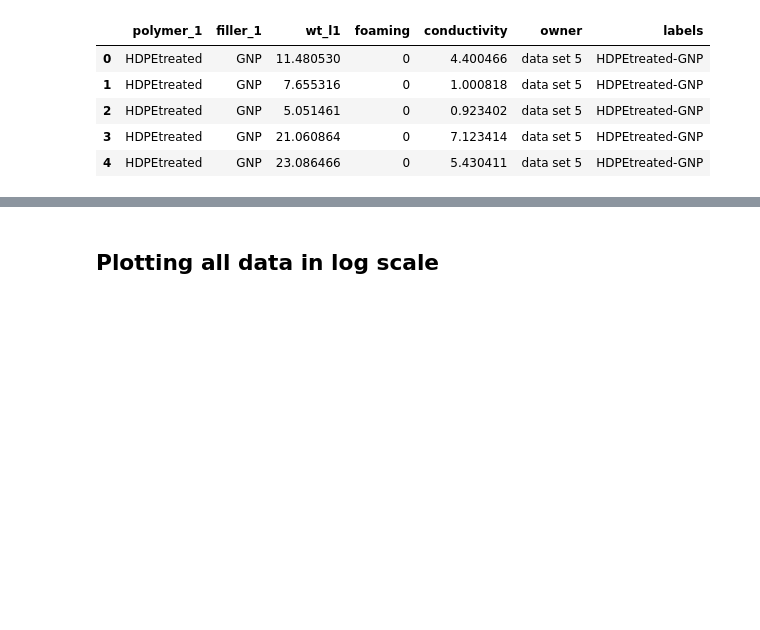
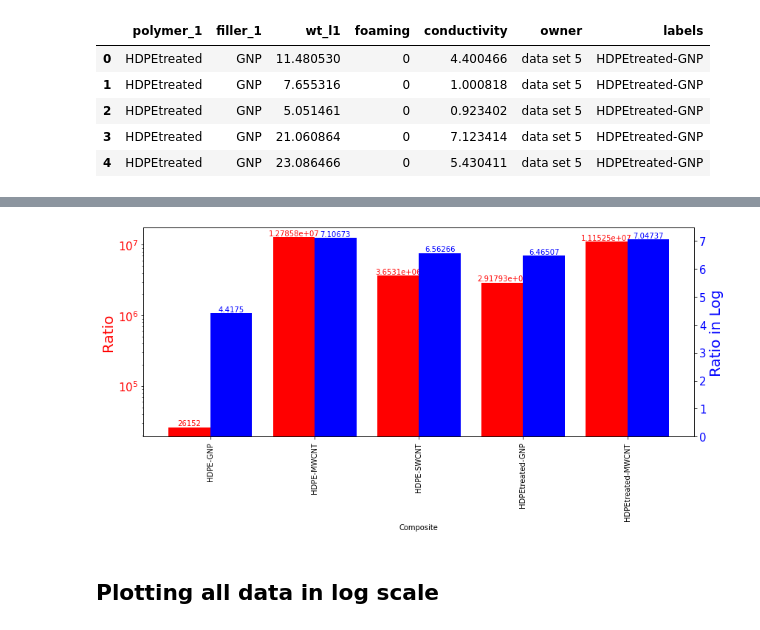
Before and after one commit to linhhlp/electrical-conductivity-nanocomposite, a Jupyter notebook: Step2_Visualize_data.ipynb, the cells around one changed output, grey strips where cells are left out. Saved outputs shown, nothing was run; the diff lists cells and outputs as text; code cells hidden in the pictures; blank space fills up the shorter version.

```diff
--- a/Step2_Visualize_data.ipynb
+++ b/Step2_Visualize_data.ipynb
@@ -43,0 +47,9 @@ memory usage: 273.6+ KB
+# %%
+conductivity_table = alldata[['wt_l1','conductivity', 'labels']].pivot(index='wt_l1', columns='labels', values='conductivity')
+#conductivity_table.tail()
+# %%
+min = conductivity_table.min()
+max = conductivity_table.max()
+ratio = max/min   # conductivity can not be 0, otherwise, measurement will not be recorded
+ratio_log = np.log10(ratio)
+pd.DataFrame([ratio,ratio_log], index=["ratio","ratio_log"]) # trick to have a nice view of table
@@ -44,3 +60,29 @@ memory usage: 273.6+ KB
+# %%
+fig, ax1 = plt.subplots(figsize=(12,6))
+color = 'red'
+p1 = ax1.bar(ratio_log.index,ratio, label="Ratio", color=color, align='edge', width=-0.4)
+############# Style Set up ###############
+ax1.set_xlabel('Composite')
+ax1.set_ylabel('Ratio', color=color, fontsize=20)
+ax1.set_yscale('log')
+ax1.tick_params(axis='y', labelcolor=color)
+plt.xticks( rotation='vertical')
+plt.yticks(fontsize=15)
+ax1.bar_label(p1, label_type='edge', color=color)
+############# Second line in the same figure ###############
+ax2 = ax1.twinx()
+color = 'blue'
+p2 = ax2.bar(ratio_log.index, ratio_log, label="ratio_log", color=color, align='edge', width=0.4)
+############# Style Set up ###############
+ax2.set_ylabel('Ratio in Log', color=color, fontsize=20)  # we already handled the x-label with ax1
+ax2.tick_params(axis='y', labelcolor=color)
+ax2.bar_label(p2, label_type='edge', color=color)
+plt.yticks(fontsize=15)
+fig.tight_layout()  # otherwise the right y-label is slightly clipped
+
+plt.show()
+# %% [output]
+[figure, added]
 # %% [markdown]
 ## Plotting all data in log scale
 # %%
```
Also changed, not shown: parts of 10 cells of this notebook, 3 other files.
